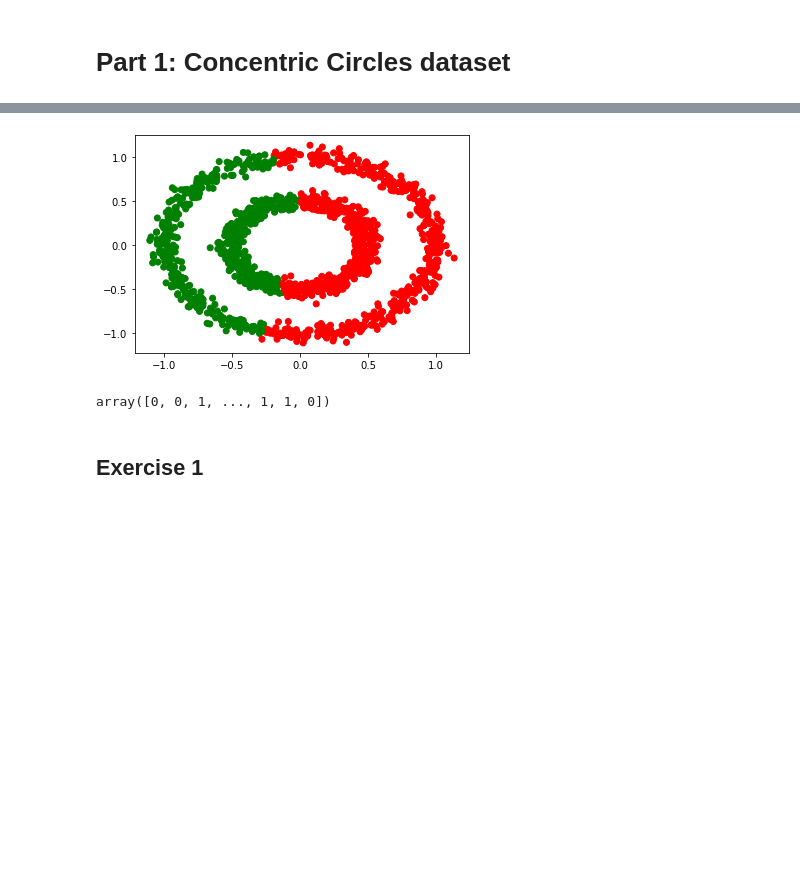
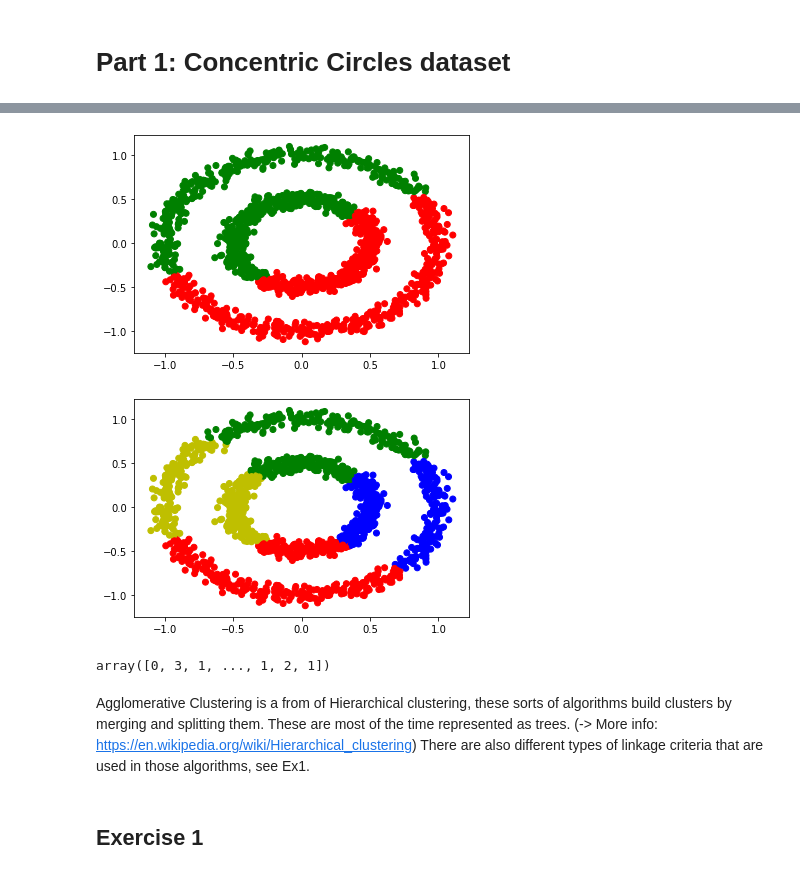
Before and after one commit to VictorMatt01/Machine_Learning_UGent, a Jupyter notebook: Unsupervised_Learning/unsupervised.ipynb, the cells around one changed output, grey strips where cells are left out. Saved outputs shown, nothing was run; the diff lists cells and outputs as text; code cells hidden in the pictures; blank space fills up the shorter version.

```diff
--- a/Unsupervised_Learning/unsupervised.ipynb
+++ b/Unsupervised_Learning/unsupervised.ipynb
@@ -45,9 +50,14 @@ array([0, 0, 1, ..., 1, 0, 0])
 # %%
-# Agglomerative clustering
+# Agglomerative clustering -> https://scikit-learn.org/stable/modules/clustering.html#hierarchical-clustering
 apply(X, cluster.AgglomerativeClustering(n_clusters=2))
+apply(X, cluster.AgglomerativeClustering(n_clusters=4))
 # %% [output]
-[figure, old version]
+[figure, new version]
+[figure, added]
-array([0, 0, 1, ..., 1, 1, 0])
+array([0, 3, 1, ..., 1, 2, 1])
+# %% [markdown]
+Agglomerative Clustering is a from of Hierarchical clustering, these sorts of algorithms build clusters by merging and splitting them. These are most of the time represented as trees. (-> More info: https://en.wikipedia.org/wiki/Hierarchical_clustering)
+There are also different types of linkage criteria that are used in those algorithms, see Ex1.
 # %% [markdown]
 ## Exercise 1
 # %% [markdown]
```
Also changed, not shown: parts of 20 cells of this notebook, 1 other file.
